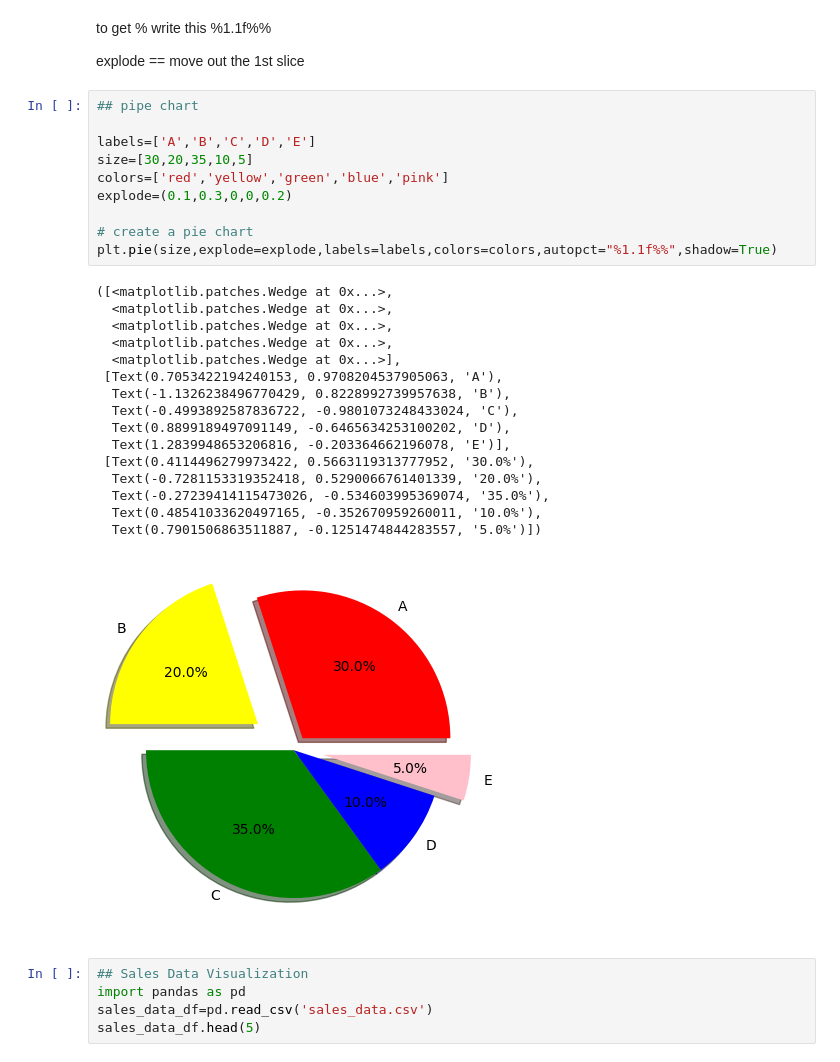
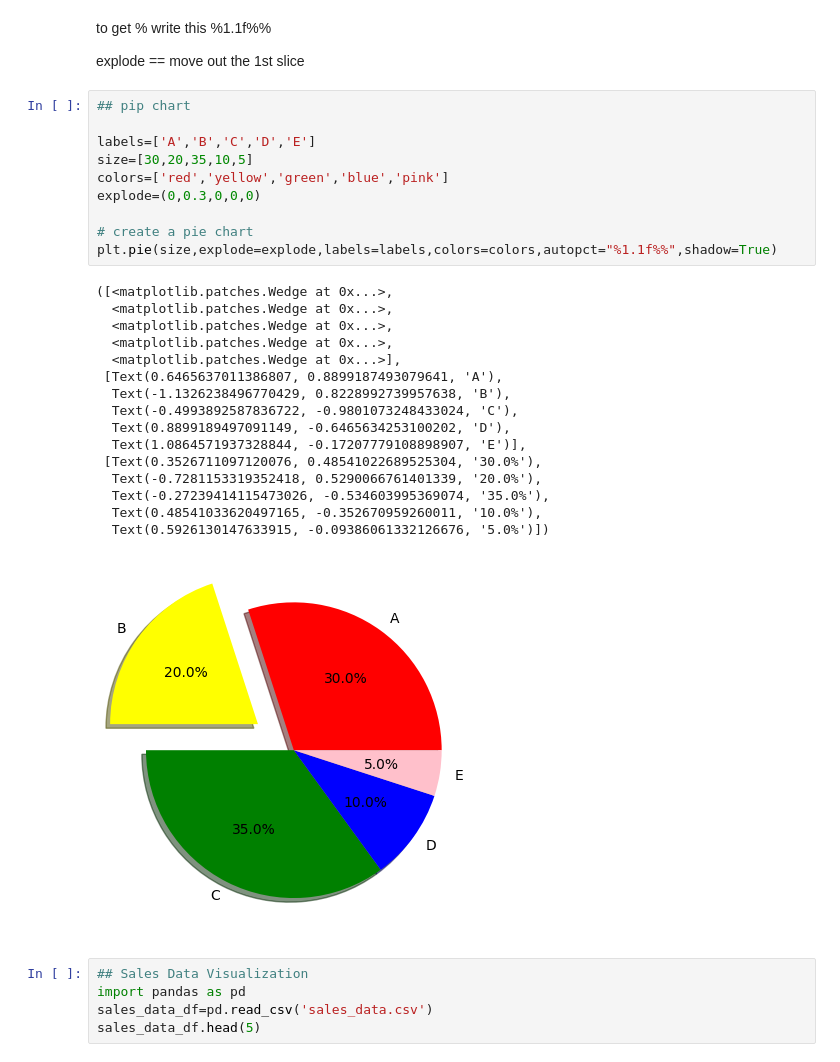
Before and after one commit to DeepakMangale/Complete-Python-Bootcamp-main, a Jupyter notebook: 10-Data Analysis With Python/10.5-matplotlib.ipynb, the cells around one changed output. Saved outputs shown, nothing was run; the diff lists cells and outputs as text.

```diff
--- a/10-Data Analysis With Python/10.5-matplotlib.ipynb
+++ b/10-Data Analysis With Python/10.5-matplotlib.ipynb
@@ -116,32 +116,32 @@ to get % write this %1.1f%%
 
 explode == move out the 1st slice
 # %%
-## pipe chart
+## pip chart
 
 labels=['A','B','C','D','E']
 size=[30,20,35,10,5]
 colors=['red','yellow','green','blue','pink']
-explode=(0.1,0.3,0,0,0.2)
+explode=(0,0.3,0,0,0)
 
 # create a pie chart
 plt.pie(size,explode=explode,labels=labels,colors=colors,autopct="%1.1f%%",shadow=True)
 # %% [output]
 ([<matplotlib.patches.Wedge at 0x...>,
   <matplotlib.patches.Wedge at 0x...>,
   <matplotlib.patches.Wedge at 0x...>,
   <matplotlib.patches.Wedge at 0x...>,
   <matplotlib.patches.Wedge at 0x...>],
- [Text(0.7053422194240153, 0.9708204537905063, 'A'),
+ [Text(0.6465637011386807, 0.8899187493079641, 'A'),
   Text(-1.1326238496770429, 0.8228992739957638, 'B'),
   Text(-0.4993892587836722, -0.9801073248433024, 'C'),
   Text(0.8899189497091149, -0.6465634253100202, 'D'),
-  Text(1.2839948653206816, -0.203364662196078, 'E')],
- [Text(0.4114496279973422, 0.5663119313777952, '30.0%'),
+  Text(1.0864571937328844, -0.17207779108898907, 'E')],
+ [Text(0.3526711097120076, 0.48541022689525304, '30.0%'),
   Text(-0.7281153319352418, 0.5290066761401339, '20.0%'),
   Text(-0.27239414115473026, -0.534603995369074, '35.0%'),
   Text(0.48541033620497165, -0.352670959260011, '10.0%'),
-  Text(0.7901506863511887, -0.1251474844283557, '5.0%')])
+  Text(0.5926130147633915, -0.09386061332126676, '5.0%')])
-[figure, old version]
+[figure, new version]
 # %%
 ## Sales Data Visualization
 import pandas as pd
```
Also changed, not shown: parts of 7 cells of this notebook, 4 other files.
